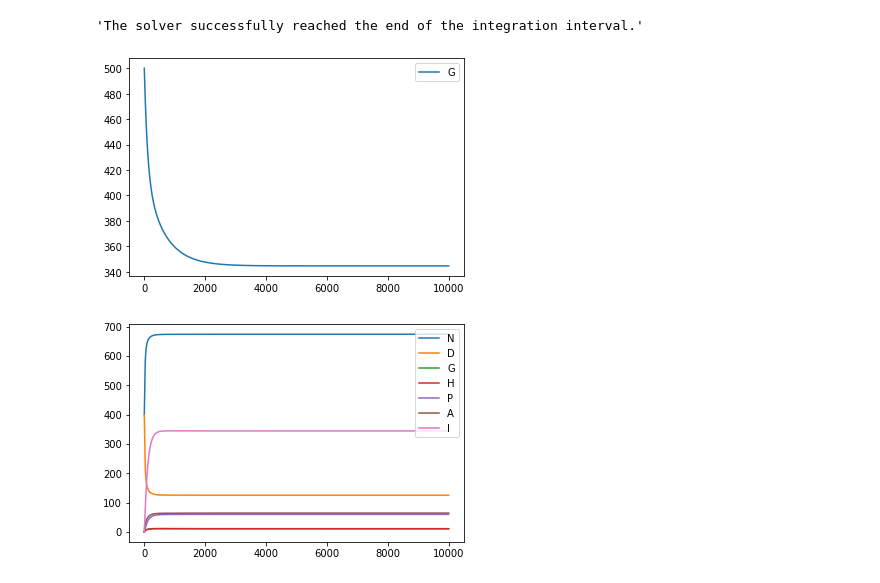
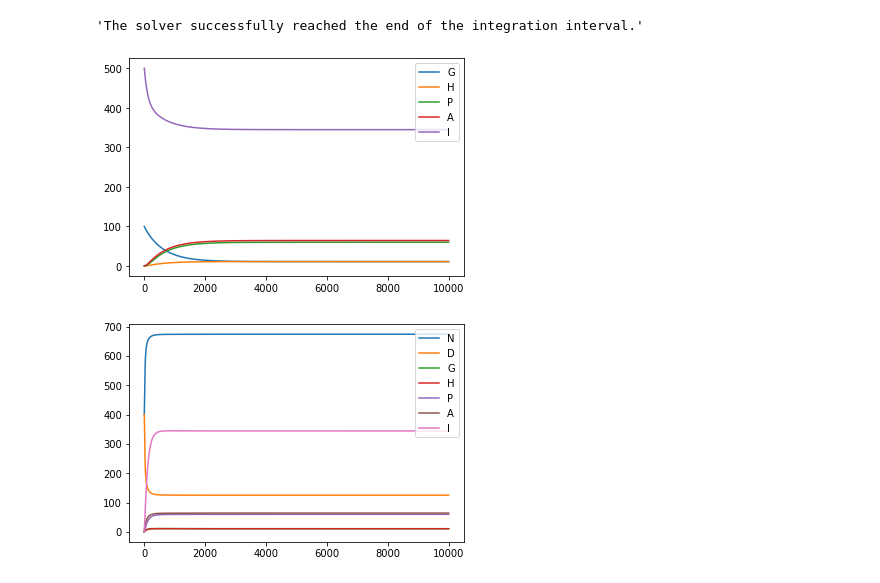
Before and after one commit to aarcher07/MCP, a Jupyter notebook: WholeCell/Whole_Cell_Engineered_System_IcdE.ipynb, the cells around one changed output. Cells and saved outputs as stored; diff of their text form; code cells hidden in the pictures.

```diff
--- a/WholeCell/Whole_Cell_Engineered_System_IcdE.ipynb
+++ b/WholeCell/Whole_Cell_Engineered_System_IcdE.ipynb
@@ -105,7 +105,7 @@ y0[-1] = IInit/I0 #y0[-1] gives the initial state of the external substrate. The
 y0[0] = NInit/N0 #y0[5] gives the initial state of the external substrate. The /N0 turns the value into a dimensionless quantity
 y0[1] = DInit/D0 #y0[6] gives the initial state of the external substrate. The /D0 turns the value into a dimensionless quantity
 
-param_list = np.zeros((16))
+param_list = np.zeros((22))
 #non-dimensional parameters
 param_list[0] = t0*VfDhaB/G0
 param_list[1] = t0*VfDhaB/H0
@@ -126,6 +126,14 @@ param_list[12] = KmDhaTN/KiIcdEN
 param_list[13] = (H0/KmDhaBG)*np.exp(DeltaGDhaB)
 param_list[14] = (P0*D0/(KmDhaTH*KmDhaTN))*np.exp(DeltaGDhaT)
 param_list[15] = (A0*N0/(KmIcdED*KmIcdEI))*np.exp(DeltaGIcdE)
+
+param_list[16] = perm_mcp
+param_list[17] = perm_cell
+
+param_list[18] = GInit
+param_list[19] = NInit
+param_list[20] = DInit
+param_list[21] = IInit
 # %% [markdown]
 Below computes the spatial derivative.
 # %%
@@ -133,7 +141,10 @@ def SDeriv(t,x,params): #spatial derivative
 
     alpha_list = params[:10]
     beta_list = params[10:13]
-    gamma_list = params[13:]
+    gamma_list = params[13:16]
+    perm_mcp = params[16]
+    perm_cell = params[17]
+
     ### why this scaling ####
     M_cell = (Rb/Rc)**3/3. # why?
     M_mcp = 1./3. # why?
@@ -198,20 +209,25 @@ def SDeriv(t,x,params): #spatial derivative
     ####################################################################################
 
     M = M_cell
+
+    first_coef = t0*(3**(4./3.))*(D/(DeltaM)**2)*((((M + 0.5*DeltaM)**4)**(1/3.))
+                                                  + (((M - 0.5*DeltaM)**4)**(1/3.)))
+    second_coef = t0*(perm_cell*(((M + 0.5*DeltaM)**4)**(1/3.))*3**(2./3.))/(DeltaM*M_cell**(2/3))
+
+
+
     for i in reversed(range(-6,-11,-1)):
-        first_coef = t0*(3**(4./3.))*(D/(DeltaM)**2)*((((M + 0.5*DeltaM)**4)**(1/3.))
-                                                      + (((M - 0.5*DeltaM)**4)**(1/3.)))
-        second_coef = t0*(perm_cell*(((M + 0.5*DeltaM)**4)**(1/3.))*3**(2./3.))/(DeltaM*M_cell**(2/3))
-
         # BC at ext volume for the ith compound in the cell
         d[i] = first_coef*(x[i-n_compounds_cell] - x[i]) - second_coef*(x[i] - x[i+n_compounds_cell])
+
 
     #####################################################################################
     ######################### external volume equations #################################
     #####################################################################################
+
     for i in reversed(range(-1,-6,-1)):
         d[i] = t0*(3*perm_cell/r_cell)*(x[i - n_compounds_cell] - x[i])/(Vratio) #external equation for concentration
-    print(R_IcdE)
+
     return d
 # %%
 SDerivParameterized = lambda t,x: SDeriv(t,x,param_list)
@@ -225,12 +260,12 @@ SDerivGradFunSparse = lambda t,x: sparse.csr_matrix(SDerivGradFun(*x))
 # %%
 # time samples
 fintime = 1e4
-tol = 1e-10
+tol = 1e-11
 nsamples = int(1e3)
 timeorig = np.linspace(0,fintime,nsamples)
 
 # terminal event
-event = lambda t,y: np.absolute(SDerivParameterized(t,y)[-5]) - tol
+event = lambda t,y: np.absolute(SDerivParameterized(t,y)[-1]) - tol
 event.terminal = True
 
 
@@ -242,13 +277,13 @@ sol.message
 'The solver successfully reached the end of the integration interval.'
 # %%
 %matplotlib inline
-plt.plot(sol.t,sol.y[-1,:].T)
+plt.plot(sol.t,sol.y[-5:,:].T)
 plt.legend(['G','H','P','A','I'],loc='upper right')
 #filename = "VfDhaB_"+str(VfDhaB)+"_KmDhaBG_" + str(KmDhaBG) + "_KiDhaBH_" + str(KiDhaBH) + "_VfIcdE_"  + str(VfIcdE) + "_KmIcdEA_" + str(KmIcdEA) + "_KmIcdEN_" + str(KmIcdEN) + "_KiIcdED_" + str(KiIcdED) + "_KiIcdEI_" + str(KiIcdEI) + "_GInit_" + str(GInit) + "_NInit_" + "_GInit_" + str(GInit) + "_NInit_" + str(NInit) + "_DInit_" + str(DInit) + "_AInit_" + str(AInit)
 #plt.savefig('/Users/aarcher/PycharmProjects/MCP/WholeCell/plots/ScipyCode_' + filename + '.png')
 plt.show()
 # %% [output]
-[figure, old version]
+[figure, new version]
 # %%
 %matplotlib inline
 plt.plot(sol.t,sol.y[:7,:].T)
```
Also changed, not shown: parts of 61 cells of this notebook, 3 other files.
